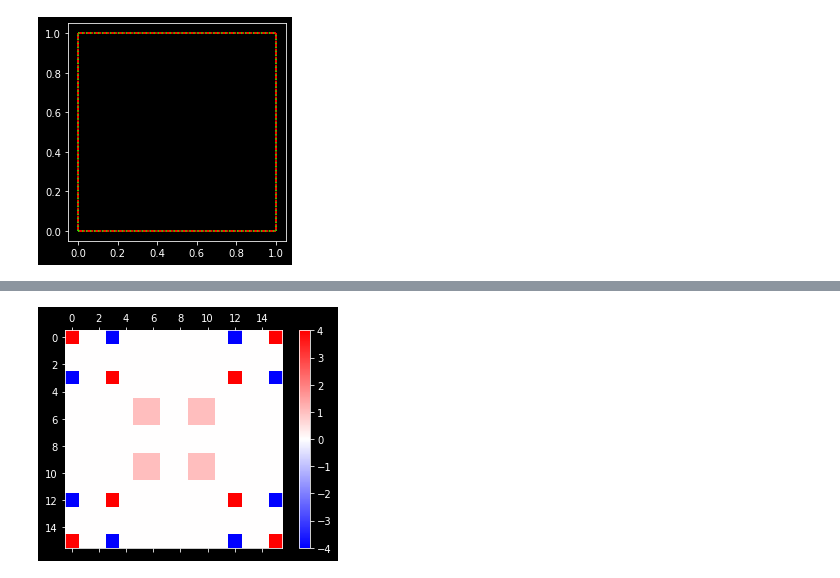
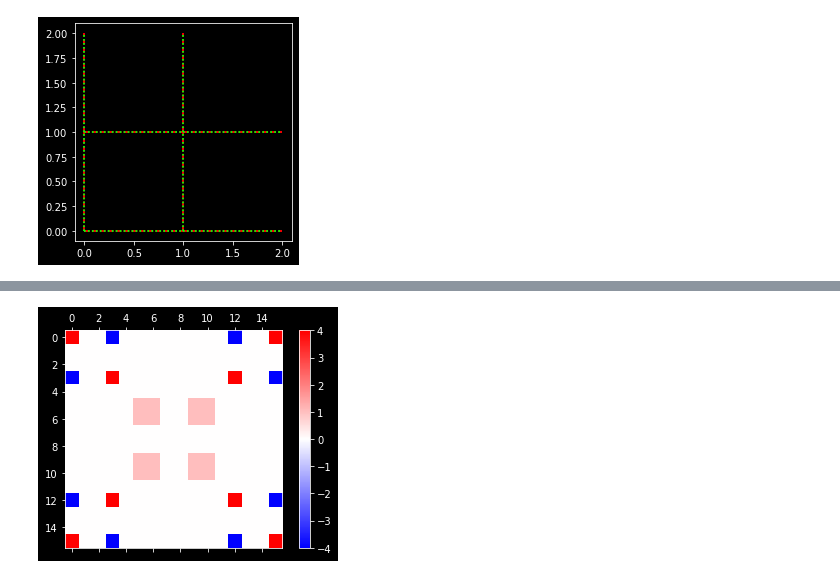
Before and after one commit to akuczala/toric-code, a Jupyter notebook: toric-code.ipynb, the cells around one changed output, grey strips where cells are left out. Cells and saved outputs as stored; diff of their text form; code cells hidden in the pictures.

Commit message:
plotting torus links, fixing hamiltonian

```diff
--- a/toric-code.ipynb
+++ b/toric-code.ipynb
@@ -14,17 +12,18 @@ GRID_POINT_CLASS = tc.make_grid_point_torus(2,2)
 # %%
+GRID_POINT_CLASS = tc.make_grid_point_torus(2,2)
 
-from toriccode.plot_utils import plot_links
+from toriccode.plot_utils import plot_links, plot_link_periodic
 local_terms = (
     [tc.Star(GRID_POINT_CLASS.new(i,j)) for i,j in itertools.product([0,1],[0,1])]
-    + [tc.Plaquette(GRID_POINT_CLASS.zero)]
+    + [tc.Plaquette(GRID_POINT_CLASS.new(i,j)) for i,j in itertools.product([0,1],[0,1])]
 )
 plot_kwargs = {
     tc.Star: dict(c='red', linestyle='--'),
     tc.Plaquette: dict(c='lime', linestyle='dotted')
 }
 for term in local_terms:
-    plot_links(term, **plot_kwargs[type(term)])
+    plot_links(term, plot_link_fn=plot_link_periodic, **plot_kwargs[type(term)])
 
 plt.gca().set_aspect(1)
 # %% [output]
-[figure, old version]
+[figure, new version]
```
Also changed, not shown: parts of 8 cells of this notebook, 5 other files.
